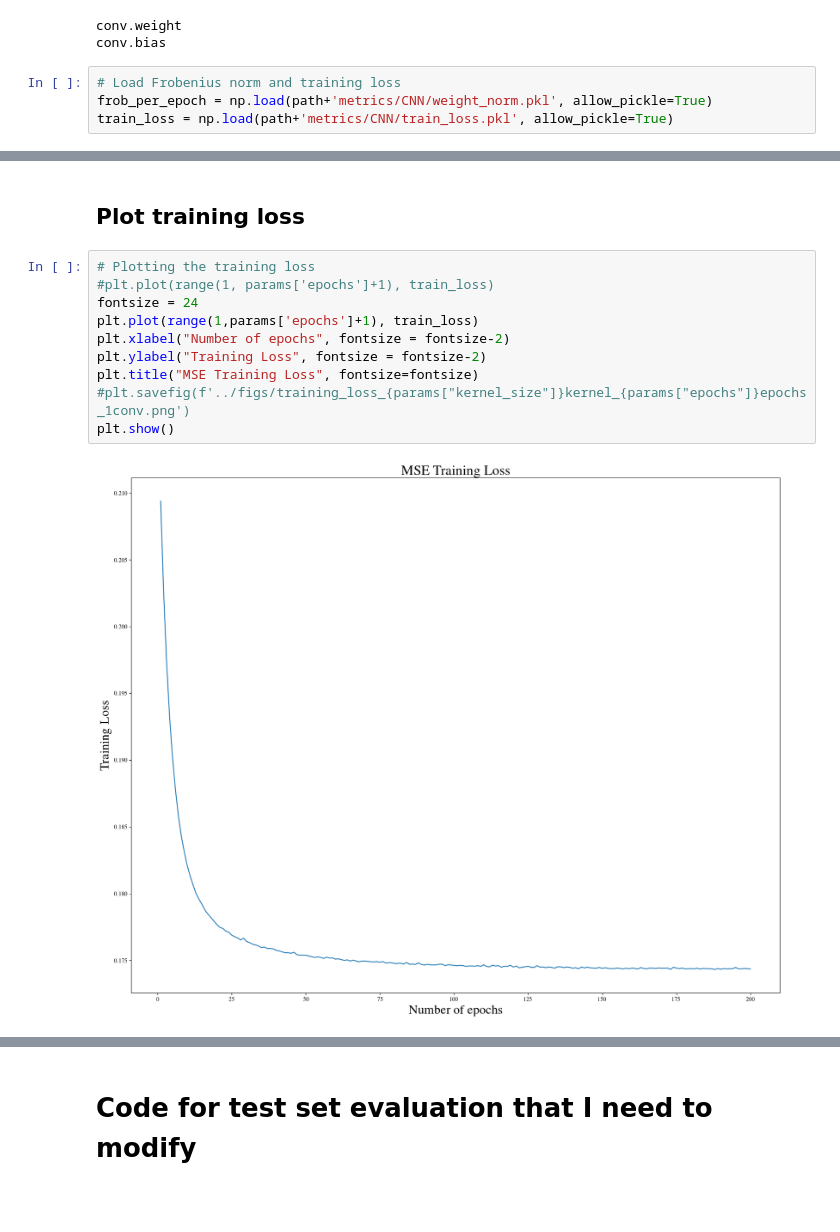
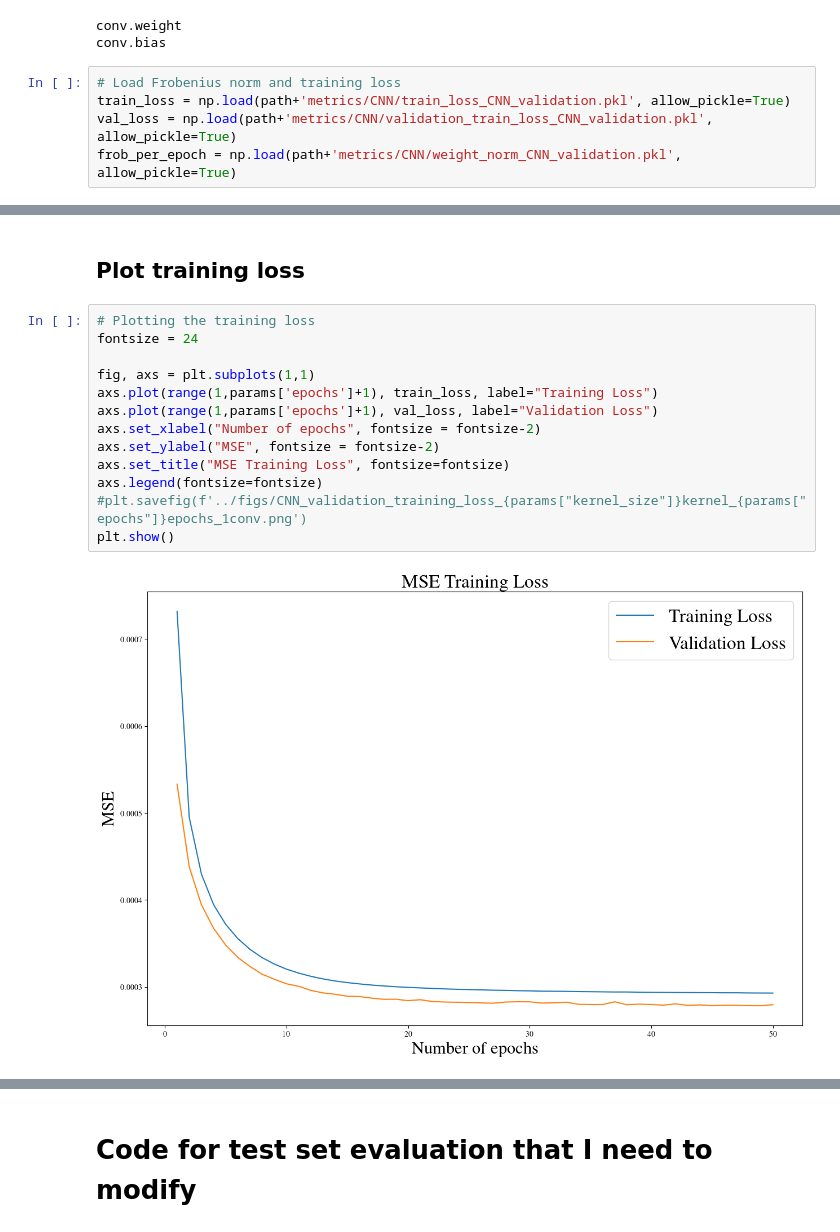
Before and after one commit to jornelasmunoz/UCM_Undergraduate_Research, a Jupyter notebook: jornelasmunoz/notebooks/CNN_Reconstruction.ipynb, the cells around one changed output, grey strips where cells are left out. Drawn from its saved outputs; the diff is of its cells as text; blank space fills up the shorter version.

Commit message:
trained CNN model with validation set for 50 epochs

```diff
--- a/jornelasmunoz/notebooks/CNN_Reconstruction.ipynb
+++ b/jornelasmunoz/notebooks/CNN_Reconstruction.ipynb
@@ -322,5 +348,6 @@ conv.weight
 conv.bias
 # %%
 # Load Frobenius norm and training loss
-frob_per_epoch = np.load(path+'metrics/CNN/weight_norm.pkl', allow_pickle=True)
-train_loss = np.load(path+'metrics/CNN/train_loss.pkl', allow_pickle=True)
+train_loss = np.load(path+'metrics/CNN/train_loss_CNN_validation.pkl', allow_pickle=True)
+val_loss = np.load(path+'metrics/CNN/validation_train_loss_CNN_validation.pkl', allow_pickle=True)
+frob_per_epoch = np.load(path+'metrics/CNN/weight_norm_CNN_validation.pkl', allow_pickle=True)
@@ -342,14 +354,17 @@ plt.show()
-# %% [markdown]
-## Plot training loss
+# %% [markdown]
+## Plot training loss
 # %%
 # Plotting the training loss
-#plt.plot(range(1, params['epochs']+1), train_loss)
 fontsize = 24
-plt.plot(range(1,params['epochs']+1), train_loss)
-plt.xlabel("Number of epochs", fontsize = fontsize-2)
-plt.ylabel("Training Loss", fontsize = fontsize-2)
-plt.title("MSE Training Loss", fontsize=fontsize)
-#plt.savefig(f'../figs/training_loss_{params["kernel_size"]}kernel_{params["epochs"]}epochs_1conv.png')
+
+fig, axs = plt.subplots(1,1)
+axs.plot(range(1,params['epochs']+1), train_loss, label="Training Loss")
+axs.plot(range(1,params['epochs']+1), val_loss, label="Validation Loss")
+axs.set_xlabel("Number of epochs", fontsize = fontsize-2)
+axs.set_ylabel("MSE", fontsize = fontsize-2)
+axs.set_title("MSE Training Loss", fontsize=fontsize)
+axs.legend(fontsize=fontsize)
+#plt.savefig(f'../figs/CNN_validation_training_loss_{params["kernel_size"]}kernel_{params["epochs"]}epochs_1conv.png')
 plt.show()
 # %% [output]
-[figure, old version]
+[figure, new version]
```
Also changed, not shown: parts of 11 cells of this notebook, 7 other files.
